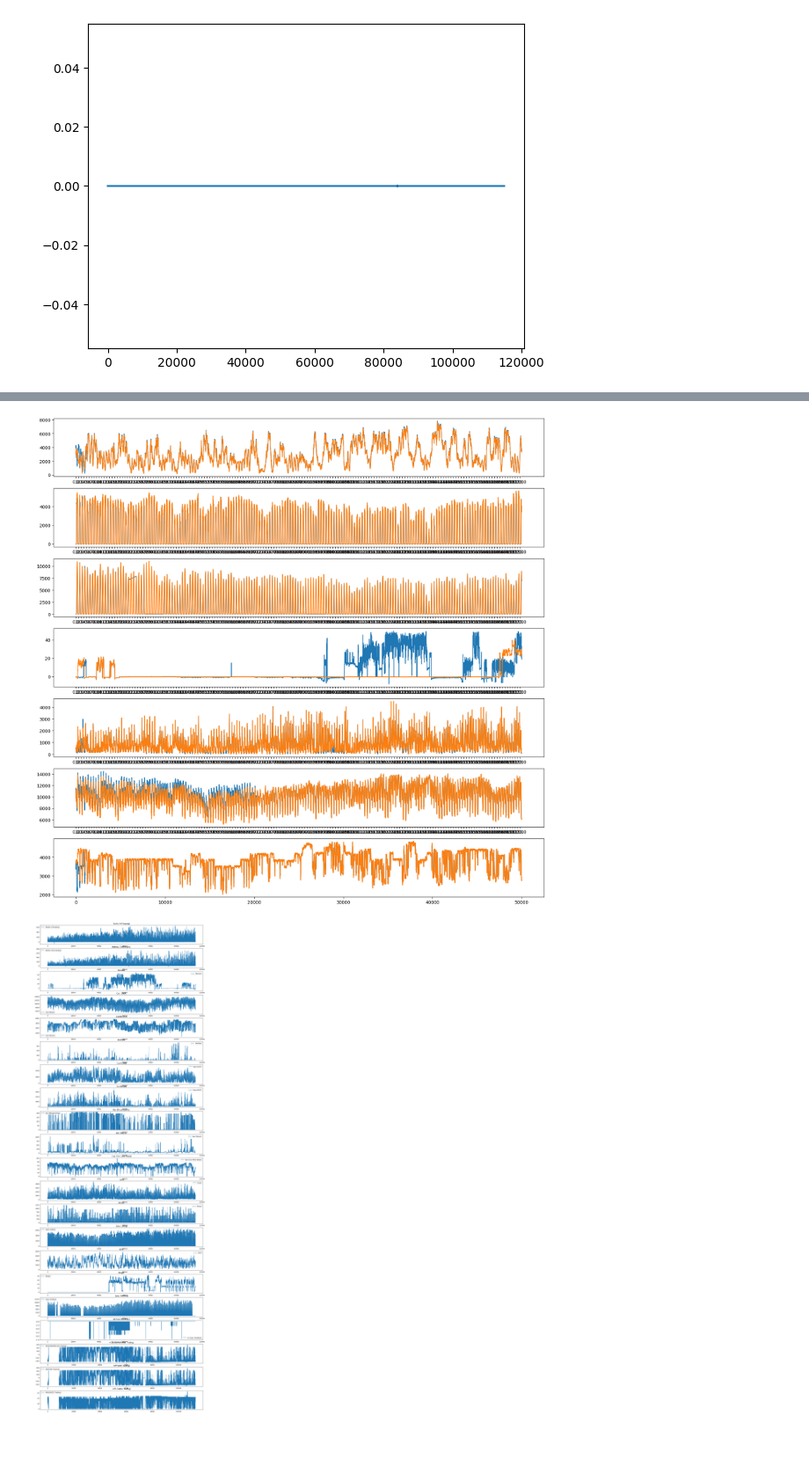
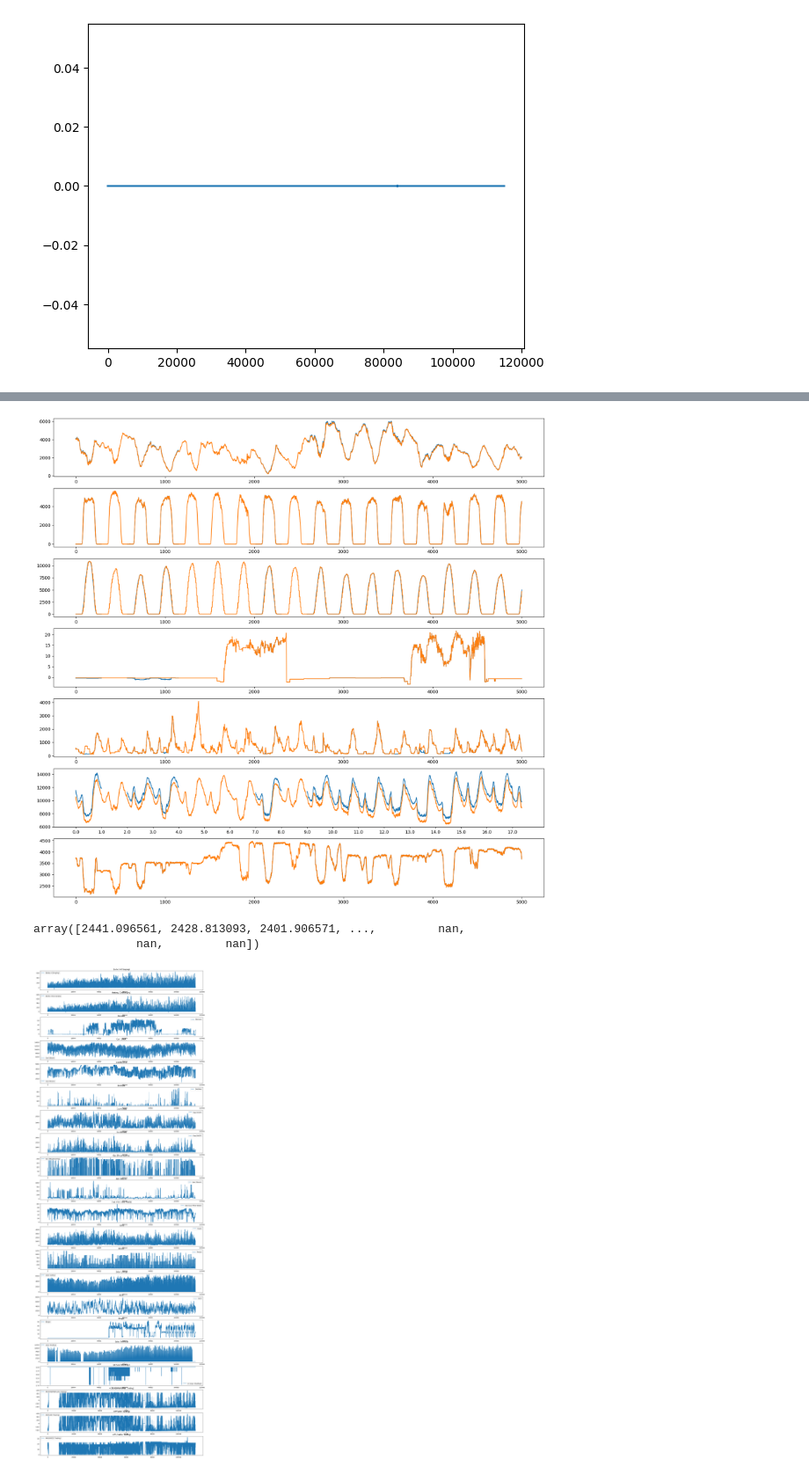
Before and after one commit to ulrich-oberhofer/Bachelor-s-Thesis, a Jupyter notebook: scripts/test_australian_data.ipynb, the cells around one changed output, grey strips where cells are left out. Shown at 88% size. Saved outputs shown, nothing was run; the diff lists cells and outputs as text; code cells hidden in the pictures; blank space fills up the shorter version.

```diff
--- a/scripts/test_australian_data.ipynb
+++ b/scripts/test_australian_data.ipynb
@@ -6,3 +6,6 @@ import scipy as sc
 # %%
 feat_AUS = pd.read_pickle('../data/[feature_data]/AUS/feature_data_AUS.pkl')
 feat_AUS_test = pd.read_pickle('../data/[feature_data]/AUS/feature_data_AUS_test.pkl')
+
+feat_AUS.index = pd.to_datetime(feat_AUS.index)#
+feat_AUS = feat_AUS.resample('5min').mean()
@@ -37,6 +64,6 @@ plt.plot(feat_AUS['Wind'].values - feat_input_actual['Wind_gen'].values)
 # %%
 feat_input_actual = pd.read_pickle('../data/[feature_data]/AUS/input_actual.pkl')
 # %%
-feat_nemosis = feat_input_actual.loc['2023-02-12 00:05:00+10:00':]#['MWFLOW']
+feat_nemosis = feat_input_actual.loc['2023-02-12 00:05:00+10:00':'2024-03-24 00:00:00+10:00']#['MWFLOW']
 # %%
 feat_AUS.columns,feat_nemosis.columns
@@ -61,43 +73,49 @@ feat_AUS.columns,feat_nemosis.columns
 # %%
-n = 50000
+n = 5000
 fig = plt.figure(figsize=(20,80))#,constrained_layout=True)
 gs = plt.GridSpec(28, 1, figure=fig)
 ax = fig.add_subplot(gs[0, :])
 ax.plot(feat_AUS['Wind'].values[:n])
-ax.plot(feat_nemosis['generation: Wind, Descriptor: Wind'].values[5*12*24:5*12*24+n])
-ax.set_xticks(np.arange(0,n,12*24), labels=(np.arange(0,n,12*24)/(12*24)))
+# ax.plot(feat_nemosis['generation: Wind, Descriptor: Wind'].values[-(n):-])
+ax.plot(feat_nemosis['generation: Wind, Descriptor: Wind'].values[:(n)])
+#ax.set_xticks(np.arange(0,n,12*24), labels=(np.arange(0,n,12*24)/(12*24)))
 
 ax = fig.add_subplot(gs[1, :])
 ax.plot(feat_AUS['Solar (Utility)'].values[:n])
-ax.plot(feat_nemosis['generation: Solar, Descriptor: Solar'].values[5*12*24:5*12*24+n])
-ax.set_xticks(np.arange(0,n,12*24), labels=(np.arange(0,n,12*24)/(12*24)))
+ax.plot(feat_nemosis['generation: Solar, Descriptor: Solar'].values[:n])
+#ax.set_xticks(np.arange(0,n,12*24), labels=(np.arange(0,n,12*24)/(12*24)))
 
 ax = fig.add_subplot(gs[2, :])
 ax.plot(feat_AUS['Solar (Rooftop)'].values[:n])
-ax.plot(feat_nemosis['ROOFTOP_PV_ACTUAL'].values[5*12*24:5*12*24+n])
-ax.set_xticks(np.arange(0,n,12*24), labels=(np.arange(0,n,12*24)/(12*24)))
+ax.plot(feat_nemosis['ROOFTOP_PV_ACTUAL'].values[:n])
+#ax.set_xticks(np.arange(0,n,12*24), labels=(np.arange(0,n,12*24)/(12*24)))
 
 ax = fig.add_subplot(gs[3, :])
 ax.plot(feat_AUS['Biomass'].values[:n])
-ax.plot(feat_nemosis['generation: Renewable/ Biomass / Waste, Descriptor: Bagasse'].values[5*12*24:5*12*24+n])
-ax.set_xticks(np.arange(0,n,12*24), labels=(np.arange(0,n,12*24)/(12*24)))
+ax.plot(feat_nemosis['generation: Renewable/ Biomass / Waste, Descriptor: Bagasse'].values[:n])
+#ax.set_xticks(np.arange(0,n,12*24), labels=(np.arange(0,n,12*24)/(12*24)))
 
 ax = fig.add_subplot(gs[4, :])
 ax.plot(feat_AUS['Hyrdo'].values[:n])
-ax.plot(feat_nemosis['generation: Hydro, Descriptor: Water'].values[5*12*24:5*12*24+n])
-ax.set_xticks(np.arange(0,n,12*24), labels=(np.arange(0,n,12*24)/(12*24)))
+ax.plot(feat_nemosis['generation: Hydro, Descriptor: Water'].values[:n])
+# ax.set_xticks(np.arange(0,n,12*24), labels=(np.arange(0,n,12*24)/(12*24)))
 
 ax = fig.add_subplot(gs[5, :])
 ax.plot(feat_AUS['Coal (Black)'].values[:n])
-ax.plot(feat_nemosis['generation: Fossil, Descriptor: Black Coal'].values[5*12*24:5*12*24+n])
+ax.plot(feat_nemosis['generation: Fossil, Descriptor: Black Coal'].values[:n])
 ax.set_xticks(np.arange(0,n,12*24), labels=(np.arange(0,n,12*24)/(12*24)))
 
 ax = fig.add_subplot(gs[6, :])
 ax.plot(feat_AUS['Coal (Brown)'].values[:n])
-ax.plot(feat_nemosis['generation: Fossil, Descriptor: Brown Coal'].values[5*12*24:5*12*24+n])
+ax.plot(feat_nemosis['generation: Fossil, Descriptor: Brown Coal'].values[:n])
 plt.show()
 # %% [output]
-[figure, old version]
+[figure, new version]
+# %%
+feat_nemosis['generation: Wind, Descriptor: Wind'].values[-(n+5*12*24):-5*12*24]
+# %% [output]
+array([2441.096561, 2428.813093, 2401.906571, ...,         nan,
+               nan,         nan])
 # %%
 #plt.plot(feat_AUS['Aggregator (VPP)'].values)
 fig = plt.figure(figsize=(20,80))#,constrained_layout=True)
```
Also changed, not shown: parts of 3 cells of this notebook, 6 other files.
